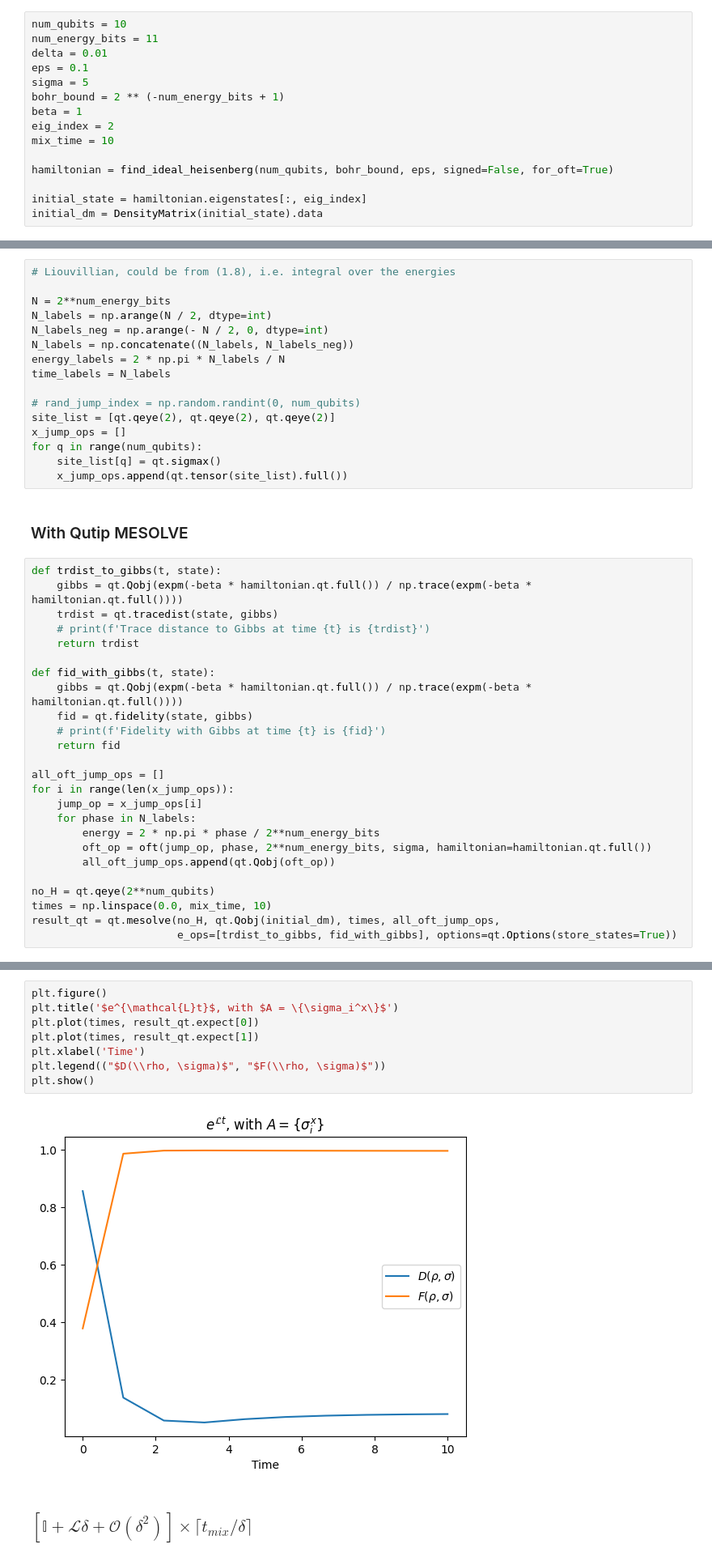
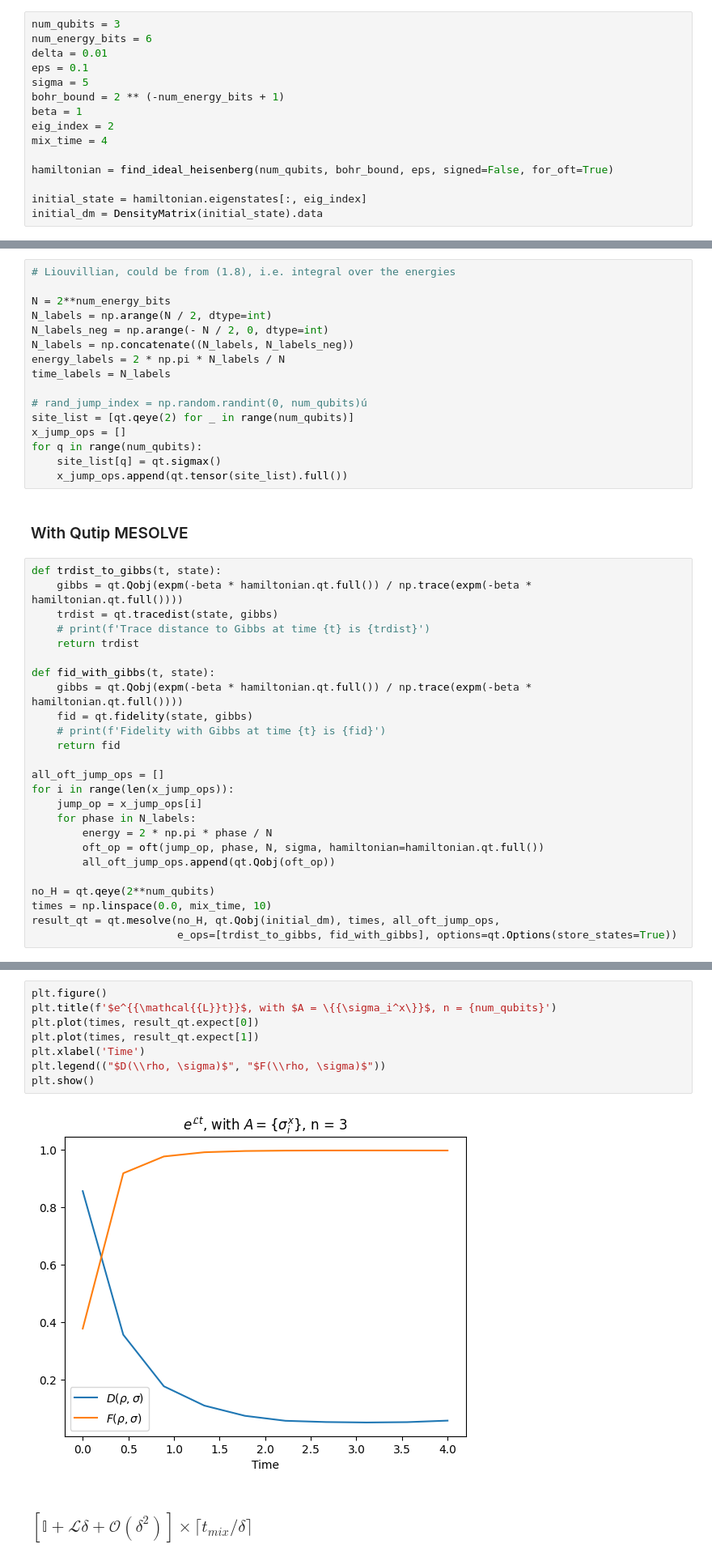
Before and after one commit to tembence/QuantumFurnace.jl, a Jupyter notebook: mix_n_gibbs.ipynb, the cells around one changed output, grey strips where cells are left out. Shown: that part at 81% size. Drawn from its saved outputs; the diff is of its cells as text.

```diff
--- a/mix_n_gibbs.ipynb
+++ b/mix_n_gibbs.ipynb
@@ -80,13 +50,13 @@ RuntimeError: Optimal parameters not found: Number of calls to function has reac
 # %%
-num_qubits = 10
-num_energy_bits = 11
+num_qubits = 3
+num_energy_bits = 6
 delta = 0.01
 eps = 0.1
 sigma = 5
 bohr_bound = 2 ** (-num_energy_bits + 1)
 beta = 1
 eig_index = 2
-mix_time = 10
+mix_time = 4
 
 hamiltonian = find_ideal_heisenberg(num_qubits, bohr_bound, eps, signed=False, for_oft=True)
 
@@ -110,8 +86,8 @@ N_labels = np.concatenate((N_labels, N_labels_neg))
 energy_labels = 2 * np.pi * N_labels / N
 time_labels = N_labels
 
-# rand_jump_index = np.random.randint(0, num_qubits)
-site_list = [qt.qeye(2), qt.qeye(2), qt.qeye(2)]
+# rand_jump_index = np.random.randint(0, num_qubits)ú
+site_list = [qt.qeye(2) for _ in range(num_qubits)]
 x_jump_ops = []
 for q in range(num_qubits):
     site_list[q] = qt.sigmax()
@@ -135,8 +111,8 @@ all_oft_jump_ops = []
 for i in range(len(x_jump_ops)):
     jump_op = x_jump_ops[i]
     for phase in N_labels:
-        energy = 2 * np.pi * phase / 2**num_energy_bits
-        oft_op = oft(jump_op, phase, 2**num_energy_bits, sigma, hamiltonian=hamiltonian.qt.full())
+        energy = 2 * np.pi * phase / N
+        oft_op = oft(jump_op, phase, N, sigma, hamiltonian=hamiltonian.qt.full())
         all_oft_jump_ops.append(qt.Qobj(oft_op))
 
 no_H = qt.qeye(2**num_qubits)
@@ -152,13 +128,13 @@ Last fid value is (0.9964337132962702+0j)
 # %%
 plt.figure()
-plt.title('$e^{\mathcal{L}t}$, with $A = \{\sigma_i^x\}$')
+plt.title(f'$e^{{\mathcal{{L}}t}}$, with $A = \{{\sigma_i^x\}}$, n = {num_qubits}')
 plt.plot(times, result_qt.expect[0])
 plt.plot(times, result_qt.expect[1])
 plt.xlabel('Time')
 plt.legend(("$D(\\rho, \sigma)$", "$F(\\rho, \sigma)$"))
 plt.show()
 # %% [output]
-[figure, old version]
+[figure, new version]
 # %% [markdown]
 ### $\left[ \mathbb{I} + \mathcal{L}\delta + \mathcal{O}(\delta^2) \right] \times \lceil t_{mix} / \delta \rceil$
 # %%
```
Also changed, not shown: parts of 11 cells of this notebook, 4 other files.
